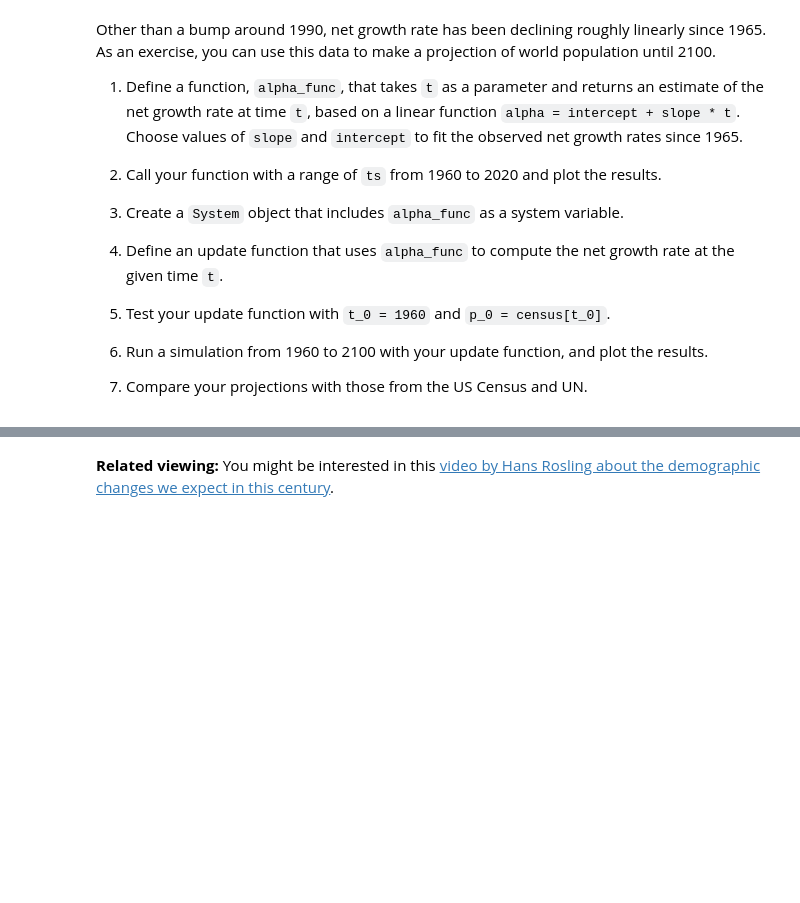
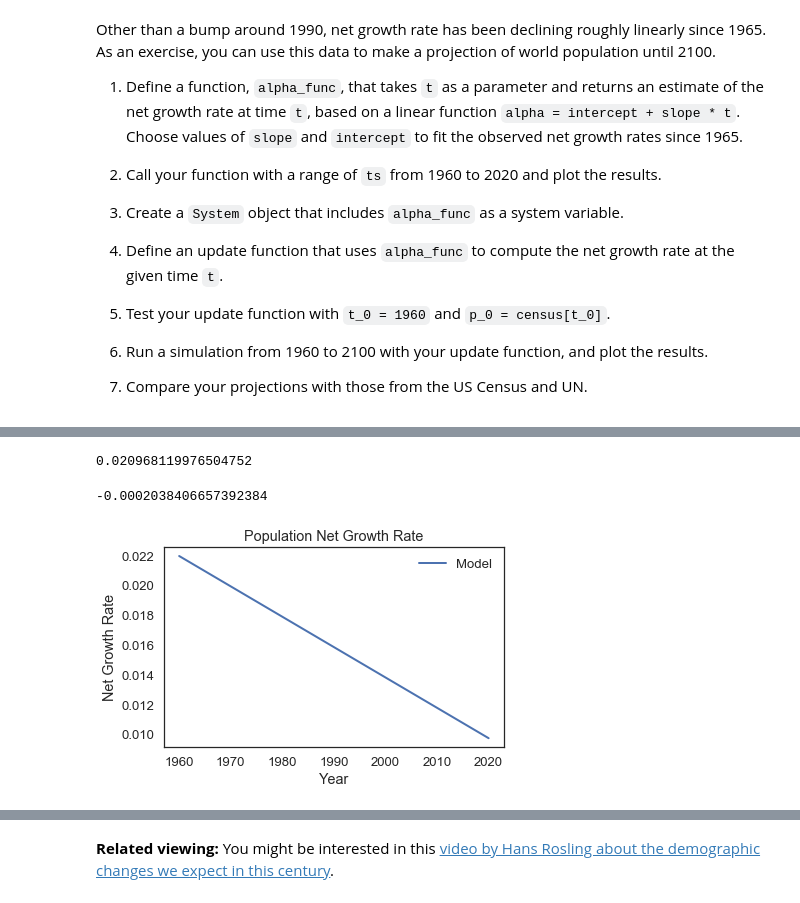
Before and after one commit to ptanofsky/ModSimPy, a Jupyter notebook: notebooks/chap08.ipynb, the cells around one changed output, grey strips where cells are left out. Cells and saved outputs as stored; diff of their text form; code cells hidden in the pictures; blank space fills up the shorter version.

```diff
--- a/notebooks/chap08.ipynb
+++ b/notebooks/chap08.ipynb
@@ -260,0 +304,44 @@ Other than a bump around 1990, net growth rate has been declining roughly linear
+# %%
+# To determine intercept; start with value at 1965 from census data
+intercept = alpha_census[1965]
+# %% [output]
+0.020968119976504752
+# %%
+# Using year 1965 as start based on prompt
+year_1965 = 1965
+# Using year 2015 as the final year to have meaningful data in alpha_census variable
+year_2015 = 2015
+t_0 = year_1965
+t_end = year_2015
+elapsed_time = t_end - t_0
+
+a_0 = alpha_census[t_0]
+a_end = alpha_census[t_end]
+total_alpha_delta = a_end - a_0
+
+annual_delta = total_alpha_delta / elapsed_time
+slope = annual_delta
+# %% [output]
+-0.0002038406657392384
+# %%
+# 1 Solution goes here
+def alpha_func(t):
+    years_elapsed = t - 1965
+    alpha = intercept + slope * years_elapsed
+    return alpha
+# %%
+# 2 Solution goes here
+years = linrange(1960, 2020, 1, endpoint=True)
+
+ts = TimeSeries()
+
+for yr in years:
+    ts[yr] = alpha_func(yr)
+
+plot(ts, label='Model')
+
+decorate(title='Population Net Growth Rate',
+         xlabel='Year',
+         ylabel='Net Growth Rate')
+# %% [output]
+[figure, added]
```
Also changed, not shown: parts of 23 cells of this notebook, 3 other files.
